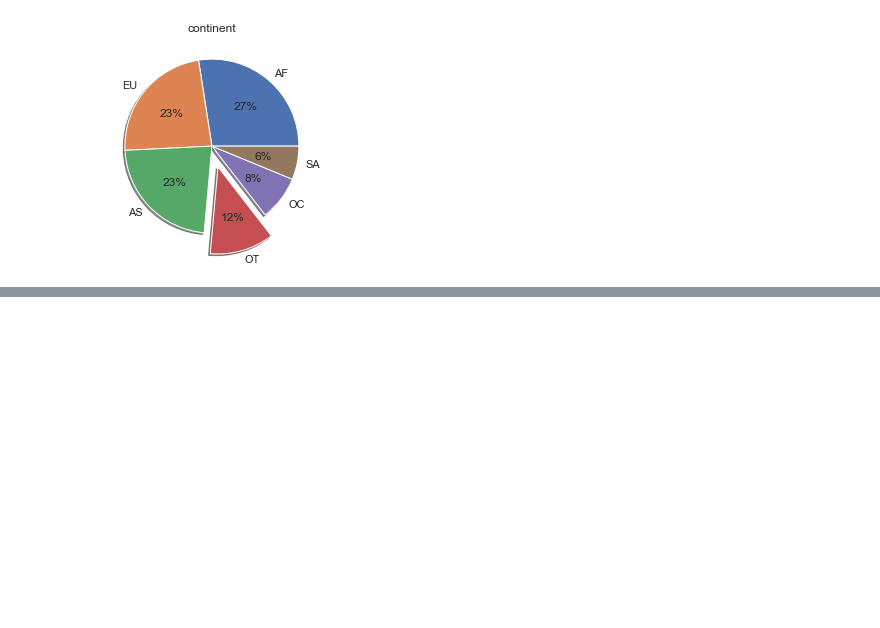
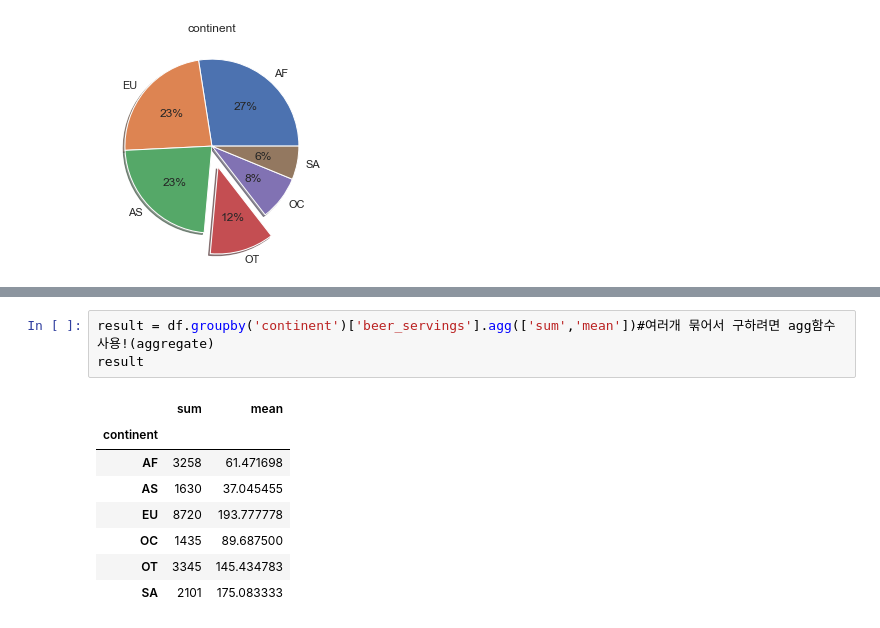
Before and after one commit to jinhuioh/Hi_ai, a Jupyter notebook: data05/drink-data.ipynb, the cells around one changed output, grey strips where cells are left out. Saved outputs shown, nothing was run; the diff lists cells and outputs as text; blank space fills up the shorter version.

```diff
--- a/data05/drink-data.ipynb
+++ b/data05/drink-data.ipynb
@@ -353,0 +400,12 @@ result = df.groupby('continent')
+# %%
+result = df.groupby('continent')['beer_servings'].agg(['sum','mean'])#여러개 묶어서 구하려면 agg함수 사용!(aggregate)
+result
+# %% [output]
+|  | sum | mean |
+| continent |  |  |
+| AF | 3258 | 61.471698 |
+| AS | 1630 | 37.045455 |
+| EU | 8720 | 193.777778 |
+| OC | 1435 | 89.687500 |
+| OT | 3345 | 145.434783 |
+| SA | 2101 | 175.083333 |
```
Also changed, not shown: parts of 22 cells of this notebook, 1 other file.
